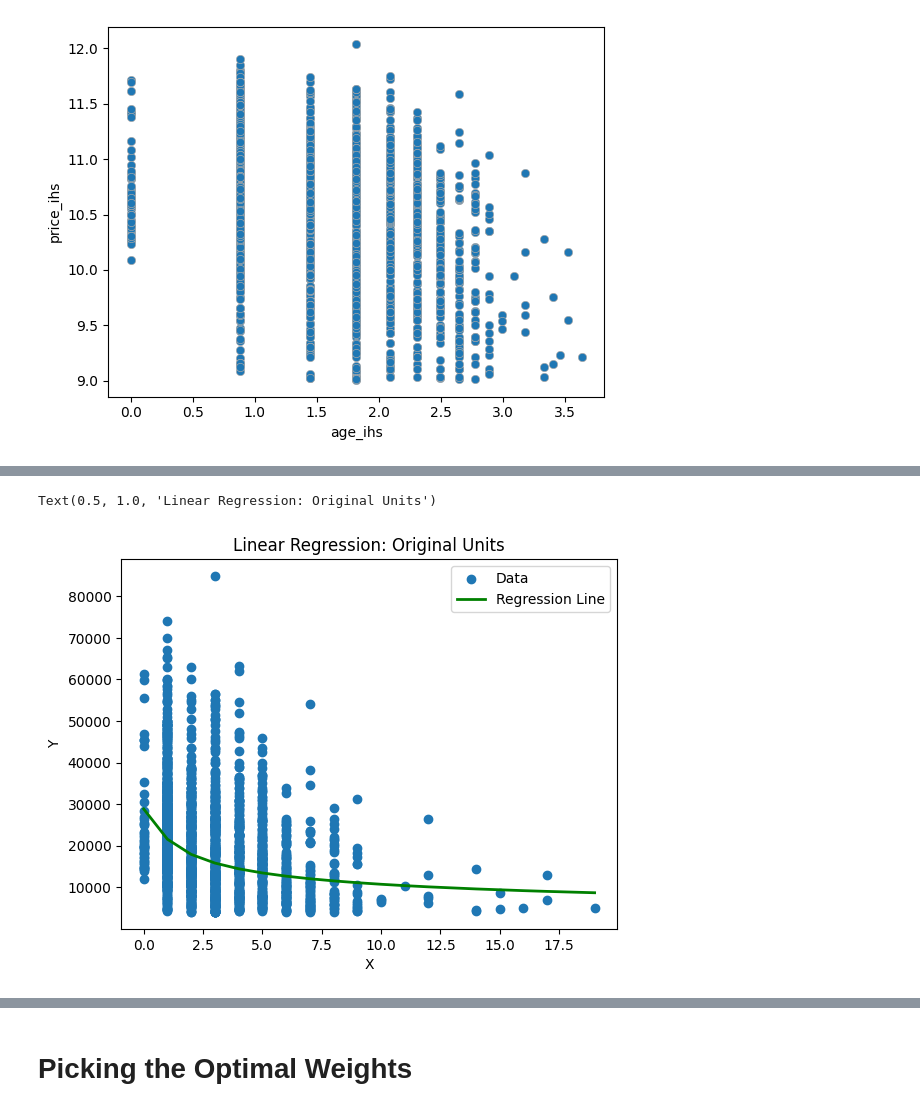
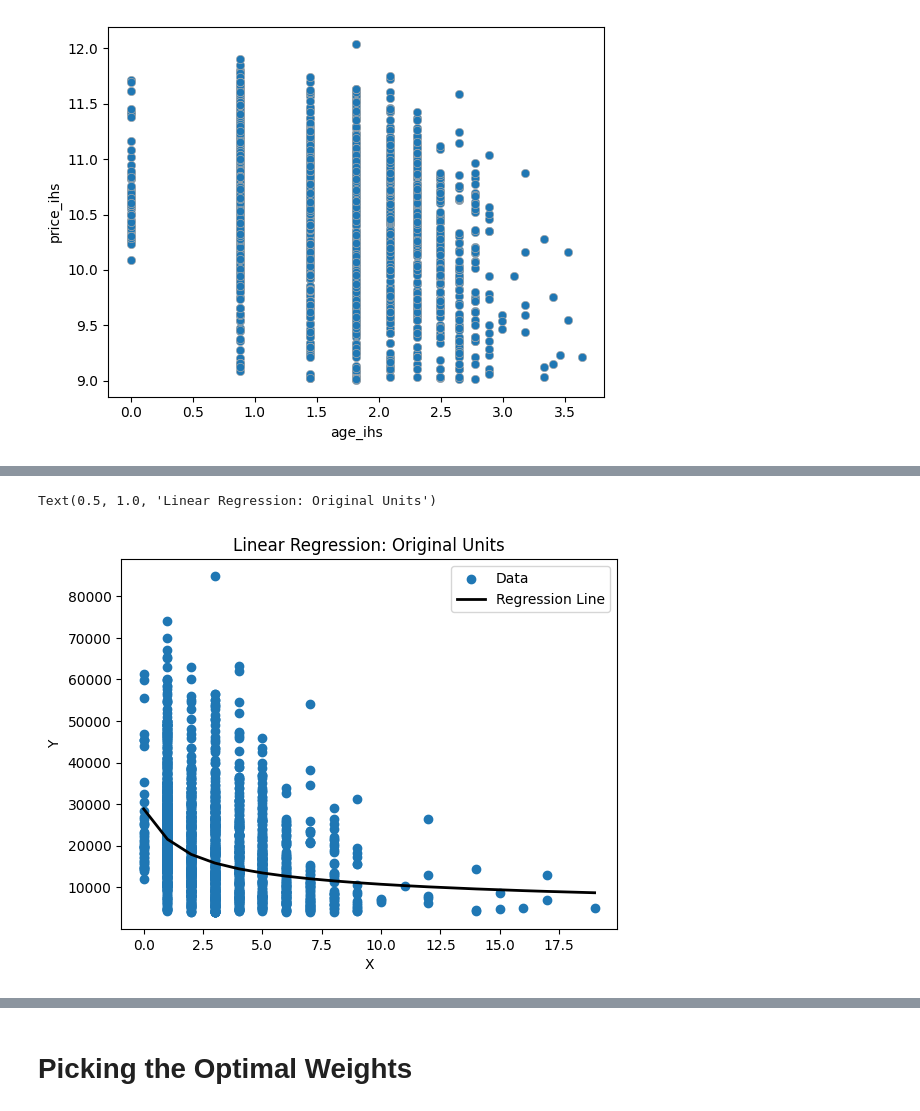
Before and after one commit to yuthimreddy/hw07_linearModels, a Jupyter notebook: linearModels.ipynb, the cells around one changed output, grey strips where cells are left out. Drawn from its saved outputs; the diff is of its cells as text; code cells hidden in the pictures.

```diff
--- a/linearModels.ipynb
+++ b/linearModels.ipynb
@@ -286,14 +286,14 @@ y_hat_inv = np.sinh(reg['y_hat']) # sinh is the inverse of arcsinh
 # %%
 
 plt.scatter(x,y,label='Data')
-plt.plot(x,y_hat_inv,label='Regression Line',color='green',linewidth=2)
+plt.plot(x,y_hat_inv,label='Regression Line',linewidth=2,color='black')
 plt.xlabel("X")
 plt.ylabel("Y")
 plt.legend(loc='upper right')
 plt.title('Linear Regression: Original Units')
 # %% [output]
 Text(0.5, 1.0, 'Linear Regression: Original Units')
-[figure, old version]
+[figure, new version]
 # %%
 # Why bother with all that data cleaning?
 x = df0['age']
```
Also changed, not shown: parts of 8 cells of this notebook.
